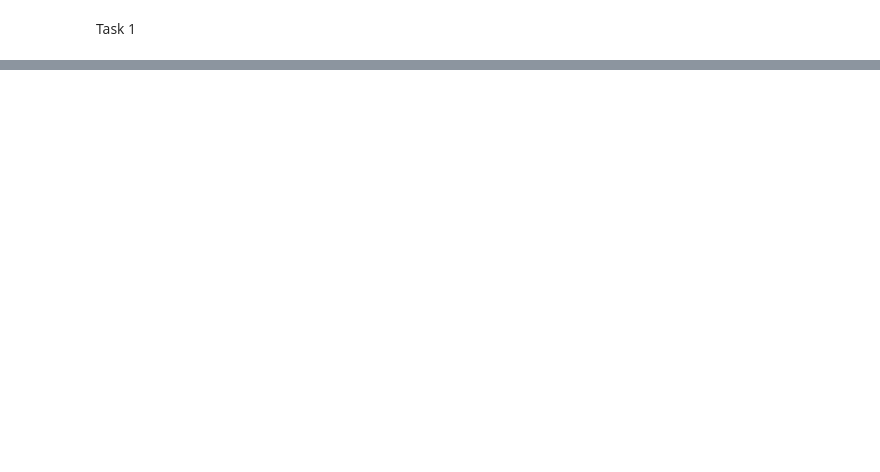
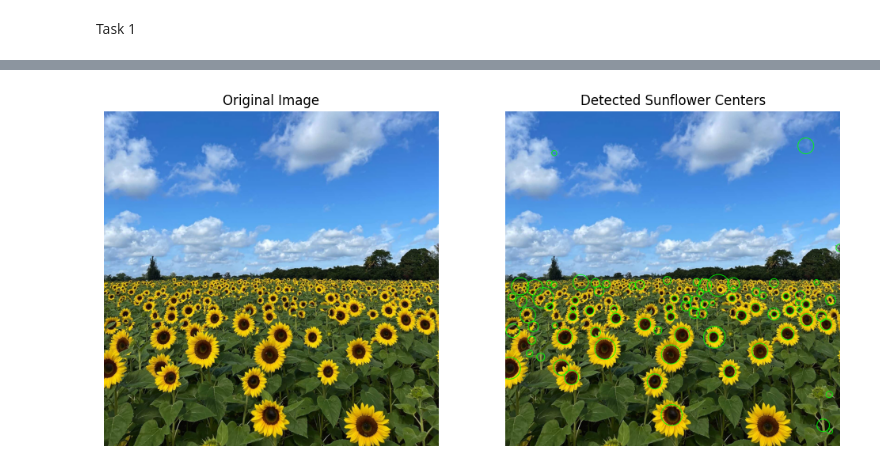
Before and after one commit to KumalHewagamage/Image-Fitting-and-Alignment, a Jupyter notebook: Assignment2.ipynb, the cells around one changed output, grey strips where cells are left out. Saved outputs shown, nothing was run; the diff lists cells and outputs as text; code cells hidden in the pictures; blank space fills up the shorter version.

```diff
--- a/Assignment2.ipynb
+++ b/Assignment2.ipynb
@@ -86,0 +84,67 @@ Sigma values range: 2 to 15
+# %%
+import cv2
+import numpy as np
+import matplotlib.pyplot as plt
+
+# Load the image
+image_path = 'Img/the_berry_farms_sunflower_field.jpeg'  # Update path if needed
+image = cv2.imread(image_path, cv2.IMREAD_COLOR)
+
+# Check if image is loaded
+if image is None:
+    print("Error: Image not found or path is incorrect.")
+else:
+    # Convert to grayscale for processing
+    gray = cv2.cvtColor(image, cv2.COLOR_BGR2GRAY)
+
+    # Step 1: Apply Gaussian Blur to reduce noise and improve blob detection
+    blurred = cv2.GaussianBlur(gray, (15, 15), 0)
+
+    # Step 2: Enhance contrast with Histogram Equalization
+    equalized = cv2.equalizeHist(blurred)
+
+    # Step 3: Apply Otsu's thresholding to create a binary mask
+    _, binary = cv2.threshold(equalized, 0, 255, cv2.THRESH_BINARY_INV + cv2.THRESH_OTSU)
+
+    # Step 4: Find contours (potential circles)
+    contours, _ = cv2.findContours(binary, cv2.RETR_TREE, cv2.CHAIN_APPROX_SIMPLE)
+
+    # Step 5: Draw detected contours
+    output_image = image.copy()
+    largest_circles = []
+
+    for contour in contours:
+        # Fit a minimum enclosing circle to each contour
+        (x, y), radius = cv2.minEnclosingCircle(contour)
+        center = (int(x), int(y))
+        radius = int(radius)
+
+        # Filter based on size to ignore small or excessively large areas
+        if 10 < radius < 50:  # Adjust this range based on your image's sunflower size
+            # Store the largest circles
+            largest_circles.append((center, radius))
+            cv2.circle(output_image, center, radius, (0, 255, 0), 2)
+
+    # Step 6: Display the results
+    output_image_rgb = cv2.cvtColor(output_image, cv2.COLOR_BGR2RGB)
+
+    plt.figure(figsize=(12, 6))
+    plt.subplot(1, 2, 1)
+    plt.imshow(cv2.cvtColor(image, cv2.COLOR_BGR2RGB))
+    plt.title('Original Image')
+    plt.axis('off')
+
+    plt.subplot(1, 2, 2)
+    plt.imshow(output_image_rgb)
+    plt.title('Detected Sunflower Centers')
+    plt.axis('off')
+
+    plt.show()
+
+    # Report parameters of the largest circles
+    print("Detected circles (x, y, radius):")
+    for circle in largest_circles:
+        center, radius = circle
+        print(f"Center: {center}, Radius: {radius}")
+# %% [output]
+[figure, added]
```
Also changed, not shown: parts of 3 cells of this notebook.
